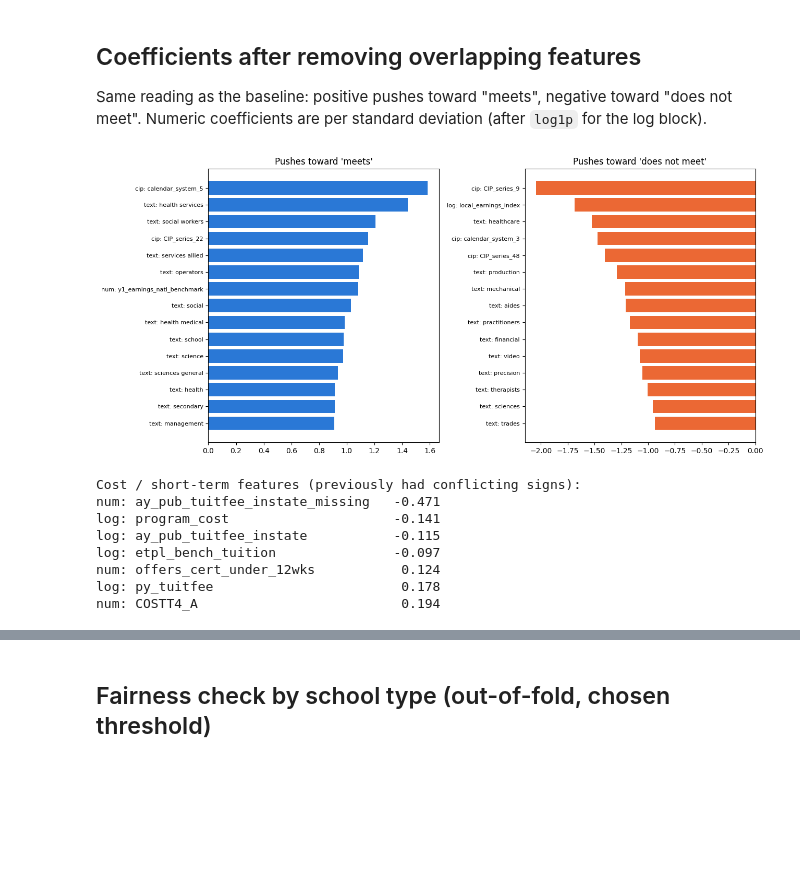
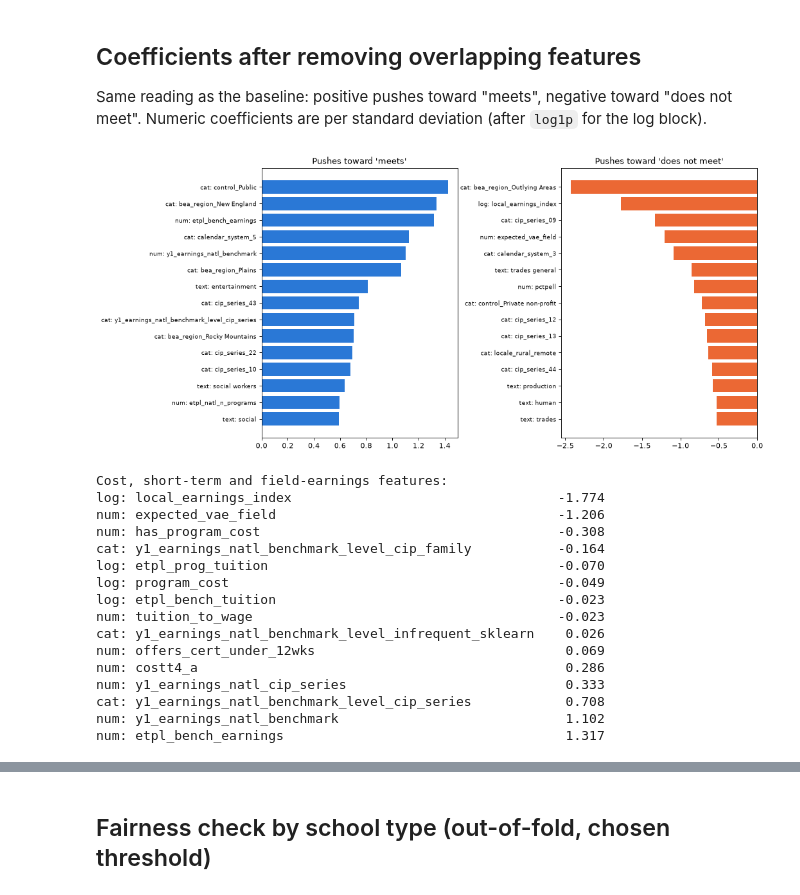
Before and after one commit to Break-Through-Tech/Sage-Road-Solutions-1A-workforce-pell-opportunity-score, a Jupyter notebook: notebooks/modeling/linear_regression/lr_tuning.ipynb, the cells around one changed output, grey strips where cells are left out. Cells and saved outputs as stored; diff of their text form; code cells hidden in the pictures; blank space fills up the shorter version.

Commit message:
Rerun models on feature-engineered data with shared train/test split; add model comparison

```diff
--- a/notebooks/modeling/linear_regression/lr_tuning.ipynb
+++ b/notebooks/modeling/linear_regression/lr_tuning.ipynb
@@ -55,0 +42,3 @@ Shape after drop: (26678, 199)
+# %%
+FEATURES_ALL = dictionary["feature"].tolist()     # agreed drops, leakage removal and engineering done upstream
+print("Features in the dictionary:", len(FEATURES_ALL), "| categorical:", len(CATEGORICAL))
@@ -56,7 +47,10 @@ Shape after drop: (26678, 199)
 # %%
 TARGET = "vae_positive_local"
-labeled = df.dropna(subset=[TARGET]).copy()
+labeled = df[df["split"] == "train"].copy()      # training rows ("labeled" keeps the name used below)
+test = df[df["split"] == "test"].copy()
 y = labeled[TARGET].astype(int)
-groups = labeled["UNITID"]
-print("Labeled programs:", len(labeled), "| schools:", groups.nunique(), f"| pass rate: {y.mean():.1%}")
+y_test = test[TARGET].astype(int)
+groups = labeled["unitid"]
+print("Training programs:", len(labeled), "| schools:", groups.nunique(), f"| pass rate: {y.mean():.1%}")
+print("Held-out test programs:", len(test), "| schools:", test["unitid"].nunique(), f"| pass rate: {y_test.mean():.1%}")
 # %% [output]
@@ -64,6 +59,6 @@ Labeled programs: 7024 | schools: 2079 | pass rate: 78.3%
 # %%
 def build_text(frame):
-    text = (frame["CIPDESC"].fillna("") + " | " + frame["xw_top_occupations"].fillna(""))
+    text = (frame["cipdesc"].fillna("") + " | " + frame["xw_top_occupations"].fillna(""))
     return (text.str.lower()
                 .str.replace(r"[^a-z\s]", " ", regex=True)
                 .str.replace(r"\s+", " ", regex=True)
@@ -71,6 +66,7 @@ def build_text(frame):
 
 df["program_text"] = build_text(df)
 labeled["program_text"] = df.loc[labeled.index, "program_text"]
+test["program_text"] = df.loc[test.index, "program_text"]
 print("Unique text values:", df["program_text"].nunique())
 # %% [output]
 Unique text values: 360
@@ -171,9 +137,7 @@ Tuned: 117 numeric (32 log-transformed) + ['CIP_series', 'calendar_system'] one-
 # %%
 def make_tuned_pipeline(C=0.3, max_features=500, min_df=5, class_weight=None,
-                        log=True, indicators=False, cip_onehot=True, drop_redundant=True):
+                        log=True, indicators=False, drop_redundant=True):
     feats = [c for c in BASELINE_FEATURES if not (drop_redundant and c in REDUNDANT)]
-    if cip_onehot:
-        feats = [c for c in feats if c not in CATEGORICAL + ["CIPCODE"]]
     log_cols = [c for c in feats if c in LOG_FEATURES] if log else []
     plain_cols = [c for c in feats if c not in log_cols]
     impute = lambda: SimpleImputer(strategy="median", add_indicator=indicators)
@@ -184,22 +148,26 @@ def make_tuned_pipeline(C=0.3, max_features=500, min_df=5, class_weight=None,
         parts.append(("log", make_pipeline(FunctionTransformer(np.log1p, feature_names_out="one-to-one"),
                                            impute(), StandardScaler()), log_cols))
     parts.append(("num", make_pipeline(impute(), StandardScaler()), plain_cols))
-    if cip_onehot:
-        parts.append(("cip", OneHotEncoder(handle_unknown="ignore", min_frequency=10), CATEGORICAL))
+    parts.append(("cat", make_pipeline(SimpleImputer(strategy="most_frequent"),
+                                       OneHotEncoder(handle_unknown="ignore", min_frequency=10)), CAT_FEATURES))
     clf = LogisticRegression(C=C, class_weight=class_weight, max_iter=5000, solver="lbfgs")
     return Pipeline([("prep", ColumnTransformer(parts, remainder="drop")), ("clf", clf)])
 
 
-def make_baseline_pipeline(C=1.0):
+def make_baseline_pipeline(C=0.1):
     pre = ColumnTransformer([
         ("text", TfidfVectorizer(ngram_range=(1, 2), min_df=5, stop_words="english",
                                  sublinear_tf=True, max_features=2000), "program_text"),
-        ("num", make_pipeline(SimpleImputer(strategy="median"), StandardScaler()), BASELINE_FEATURES)])
+        ("num", make_pipeline(SimpleImputer(strategy="median"), StandardScaler()), BASELINE_FEATURES),
+        ("cat", make_pipeline(SimpleImputer(strategy="most_frequent"),
+                              OneHotEncoder(drop="first", handle_unknown="ignore")), CAT_FEATURES)])
     return Pipeline([("prep", pre), ("clf", LogisticRegression(C=C, class_weight="balanced", max_iter=5000))])
 
 
-X = labeled[["program_text"] + BASELINE_FEATURES]
-cv = GroupKFold(n_splits=5)
+INPUT_COLS = ["program_text"] + BASELINE_FEATURES + CAT_FEATURES
+X = labeled[INPUT_COLS]
+X_test = test[INPUT_COLS]
+cv = PredefinedSplit(labeled["cv_fold"])      # shared 5 folds, grouped by school
 scoring = {"accuracy": "accuracy", "precision": "precision", "recall": "recall", "f1": "f1",
            "roc_auc": "roc_auc", "pr_auc": "average_precision", "brier": "neg_brier_score"}
 print("Pipelines ready.")
@@ -465,28 +430,37 @@ Numeric coefficients are per standard deviation (after `log1p` for the log block
 # %%
 final_model = make_best().fit(X, y)
 prep = final_model.named_steps["prep"]
 names = [n.replace("__", ": ", 1) for n in prep.get_feature_names_out()]
 coef_s = pd.Series(final_model.named_steps["clf"].coef_[0], index=names)
 
 top_pos = coef_s.sort_values(ascending=False).head(15)
 top_neg = coef_s.sort_values().head(15)
 fig, axes = plt.subplots(1, 2, figsize=(13, 6))
 axes[0].barh(top_pos.index[::-1], top_pos.values[::-1], color="#2a78d6"); axes[0].set_title("Pushes toward 'meets'")
 axes[1].barh(top_neg.index[::-1], top_neg.values[::-1], color="#eb6834"); axes[1].set_title("Pushes toward 'does not meet'")
 for ax in axes:
     ax.tick_params(axis="y", labelsize=8); ax.grid(axis="y", visible=False)
 plt.tight_layout(); plt.show()
 
-check = [n for n in coef_s.index if any(k in n for k in ["tuit", "TUITION", "COSTT4", "short_term", "cert_under_12wks", "program_cost"])]
-print("Cost / short-term features (previously had conflicting signs):")
+check = [n for n in coef_s.index if any(k in n for k in ["tuit", "costt4", "cost_to", "cert_under_12wks", "program_cost",
+                                                         "earnings_natl", "etpl_bench_earnings", "expected_vae", "local_earnings"])]
+print("Cost, short-term and field-earnings features:")
 print(coef_s[check].sort_values().round(3).to_string())
 # %% [output]
-[figure, old version]
+[figure, new version]
-Cost / short-term features (previously had conflicting signs):
-num: ay_pub_tuitfee_instate_missing   -0.471
-log: program_cost                     -0.141
-log: ay_pub_tuitfee_instate           -0.115
-log: etpl_bench_tuition               -0.097
-num: offers_cert_under_12wks           0.124
-log: py_tuitfee                        0.178
-num: COSTT4_A                          0.194
+Cost, short-term and field-earnings features:
+log: local_earnings_index                                  -1.774
+num: expected_vae_field                                    -1.206
+num: has_program_cost                                      -0.308
+cat: y1_earnings_natl_benchmark_level_cip_family           -0.164
+log: etpl_prog_tuition                                     -0.070
+log: program_cost                                          -0.049
+log: etpl_bench_tuition                                    -0.023
+num: tuition_to_wage                                       -0.023
+cat: y1_earnings_natl_benchmark_level_infrequent_sklearn    0.026
+num: offers_cert_under_12wks                                0.069
+num: costt4_a                                               0.286
+num: y1_earnings_natl_cip_series                            0.333
+cat: y1_earnings_natl_benchmark_level_cip_series            0.708
+num: y1_earnings_natl_benchmark                             1.102
+num: etpl_bench_earnings                                    1.317
```
Also changed, not shown: parts of 33 cells of this notebook, 26 other files.
